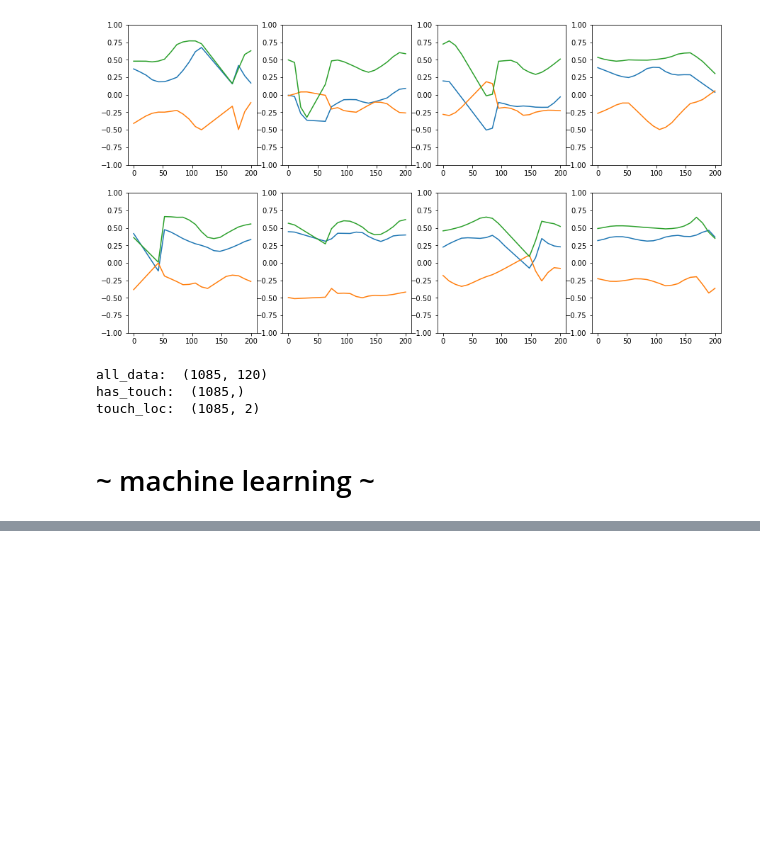
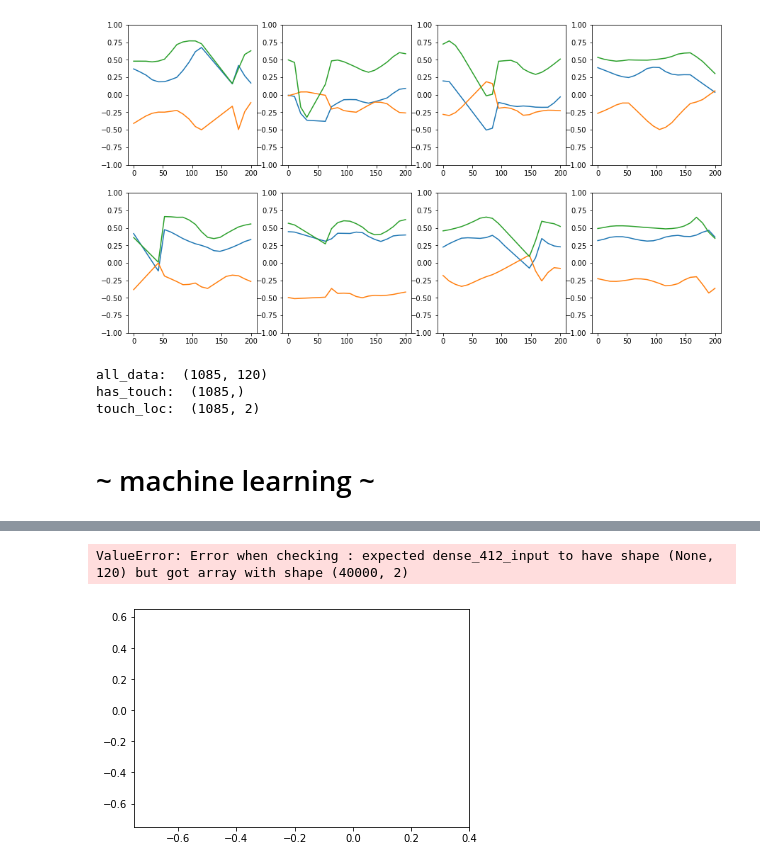
Before and after one commit to jlin816/gyrosec, a Jupyter notebook: preprocess.ipynb, the cells around one changed output, grey strips where cells are left out. Cells and saved outputs as stored; diff of their text form; code cells hidden in the pictures; blank space fills up the shorter version.

```diff
--- a/preprocess.ipynb
+++ b/preprocess.ipynb
@@ -278,3 +267,34 @@ def build_model():
     model.compile(loss="binary_crossentropy", optimizer=Adam(lr=1e-4), metrics = ["accuracy"])
     return model
+# %%
+def plot_decision_boundary(X, y, model, label, steps=1000):
+    """
+    Function to plot the decision boundary and data points of a model.
+    Data points are colored based on their actual label.
+    """
+    plt.title(label)
+    axes = plt.gca()
+    axes.set_xlim([-0.75,0.40])
+    axes.set_ylim([-0.75,0.65])
+    # Define region of interest by data limits
+    xmin, xmax = X[:,0].min() - 1, X[:,0].max() + 1
+    ymin, ymax = X[:,1].min() - 1, X[:,1].max() + 1
+    steps = 200
+    x_span = np.linspace(xmin, xmax, steps)
+    y_span = np.linspace(ymin, ymax, steps)
+    xx, yy = np.meshgrid(x_span, y_span)
+
+    # Make predictions across region of interest
+    labels = model.predict(np.c_[xx.ravel(), yy.ravel()])
+
+    # Plot decision boundary in region of interest
+    z = labels.reshape(xx.shape)
+
+    plt.contourf(xx, yy, z, cmap=plt.cm.Spectral)
+    plt.ylabel('y')
+    plt.xlabel('x')
+    # Get predicted labels on training data and plot
+    train_labels = model.predict(X)
+    plt.scatter(X[:,0], X[:,1], c=y.ravel(), cmap=plt.cm.Spectral)
+    plt.show()
 # %%
@@ -326,0 +355,5 @@ plt.plot(histories[0].history["loss"])
+# %%
+plot_decision_boundary(X_balanced, has_touch_y_balanced, model, "")
+# %% [output]
+ValueError: Error when checking : expected dense_412_input to have shape (None, 120) but got array with shape (40000, 2)
+[figure, added]
```
Also changed, not shown: parts of 12 cells of this notebook, 22 other files.
